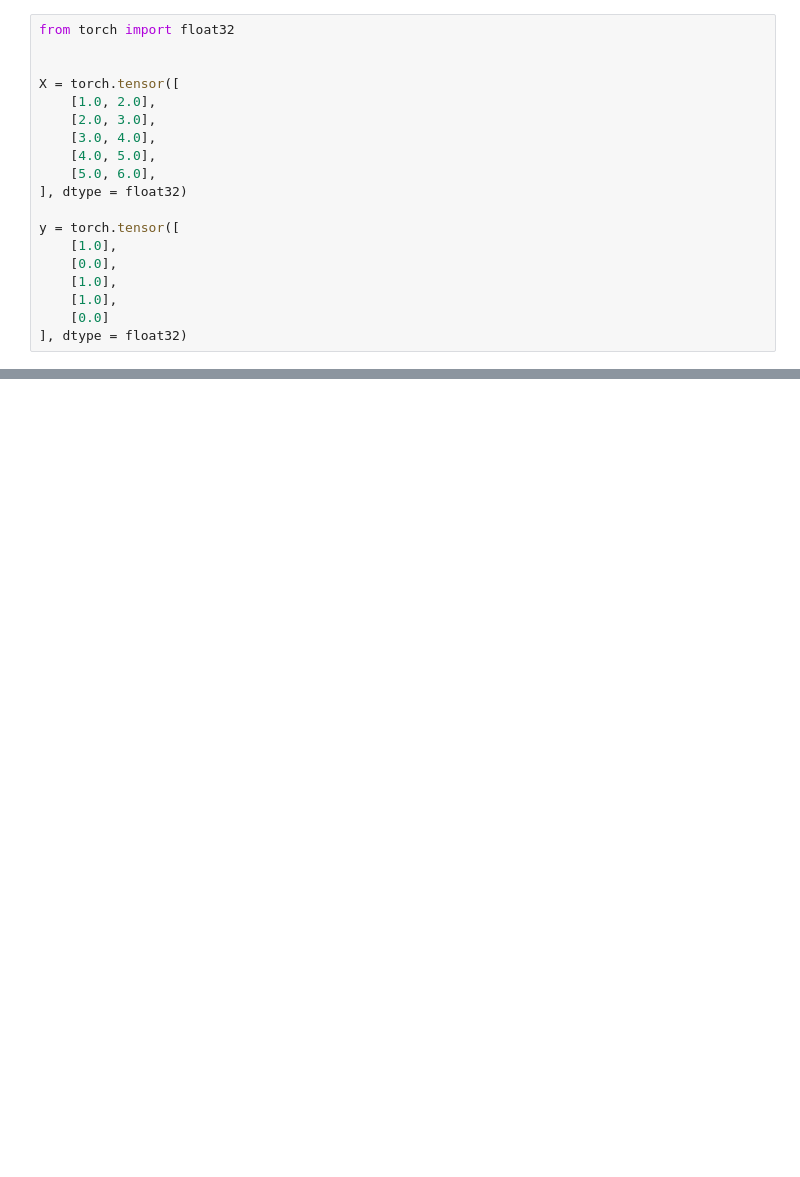
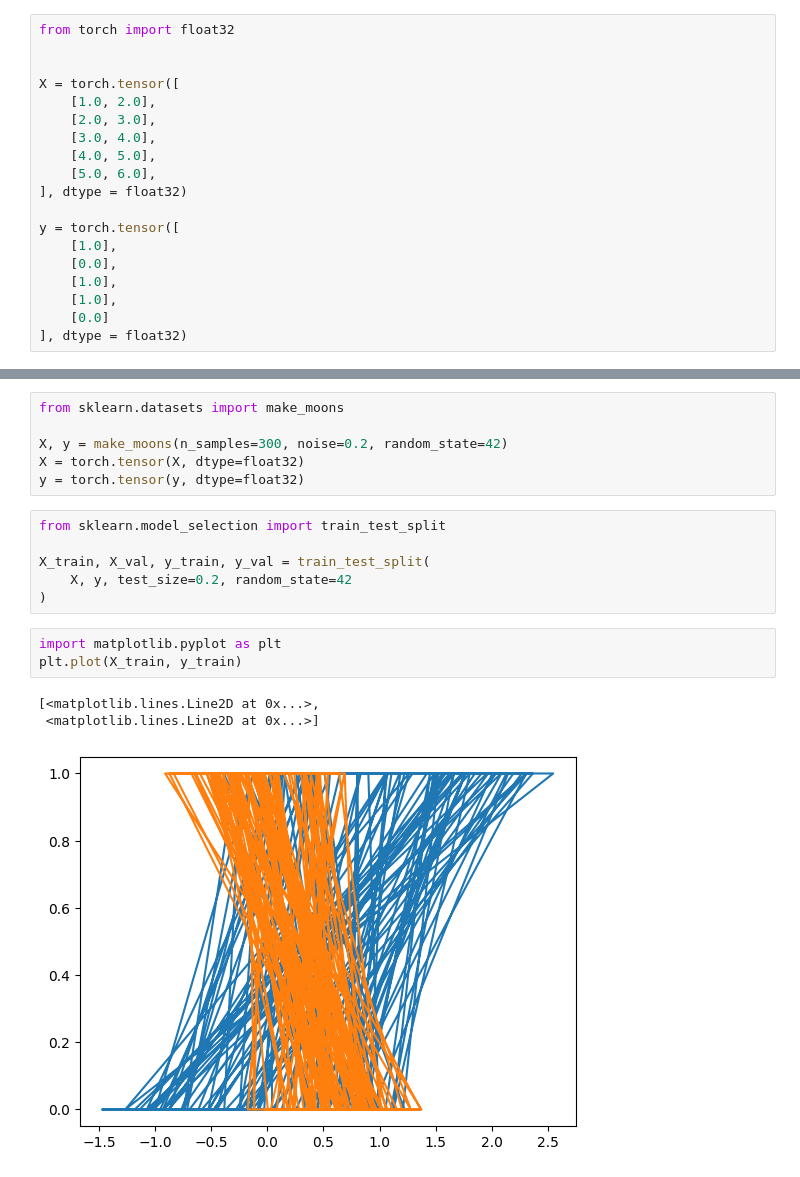
Before and after one commit to Artem-Lishchuk/Neural-Networks-Labs, a Jupyter notebook: Exam Training/ExamTraining.ipynb, the cells around one changed output, grey strips where cells are left out. Drawn from its saved outputs; the diff is of its cells as text; blank space fills up the shorter version.

```diff
--- a/Exam Training/ExamTraining.ipynb
+++ b/Exam Training/ExamTraining.ipynb
@@ -199,0 +209,19 @@ Loss: 0.9007104635238647, accuracy: 0.4000000059604645
+# %%
+from sklearn.datasets import make_moons
+
+X, y = make_moons(n_samples=300, noise=0.2, random_state=42)
+X = torch.tensor(X, dtype=float32)
+y = torch.tensor(y, dtype=float32)
+# %%
+from sklearn.model_selection import train_test_split
+
+X_train, X_val, y_train, y_val = train_test_split(
+    X, y, test_size=0.2, random_state=42
+)
+# %%
+import matplotlib.pyplot as plt
+plt.plot(X_train, y_train)
+# %% [output]
+[<matplotlib.lines.Line2D at 0x...>,
+ <matplotlib.lines.Line2D at 0x...>]
+[figure, added]
```
Also changed, not shown: parts of 5 cells of this notebook, 1 other file.
